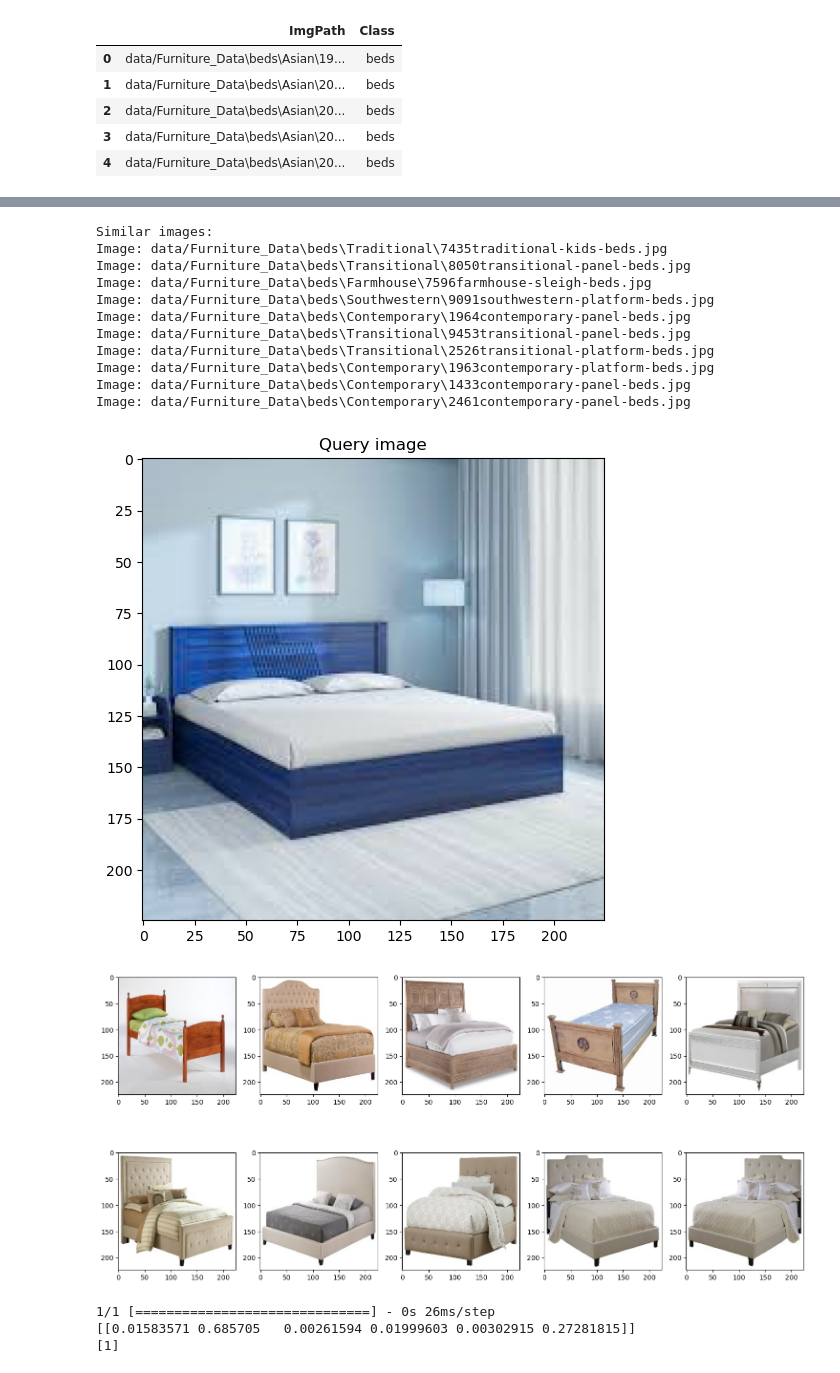
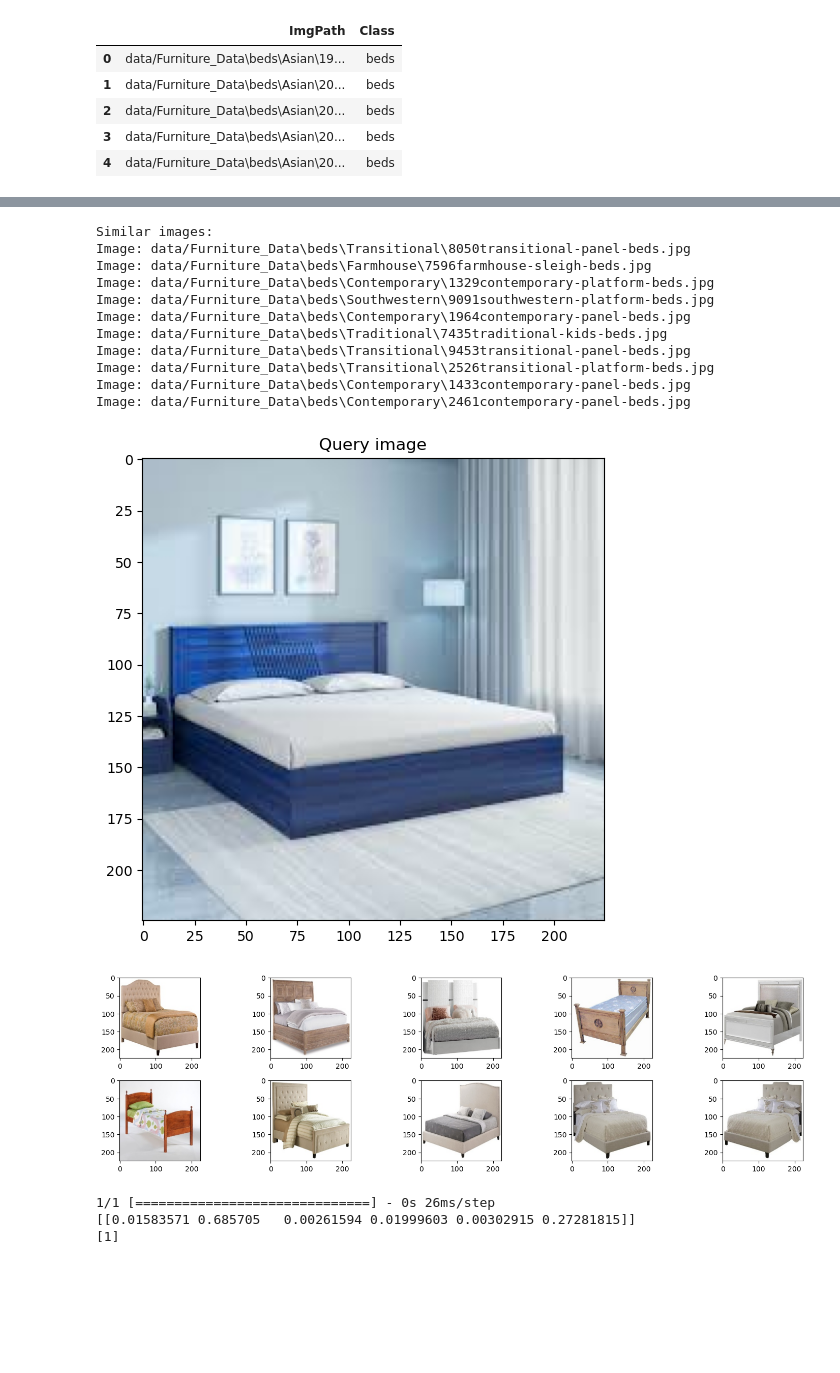
Before and after one commit to kaito274/COSC2753---Assignment2, a Jupyter notebook: Task2_CNN_features.ipynb, the cells around one changed output, grey strips where cells are left out. Cells and saved outputs as stored; diff of their text form; code cells hidden in the pictures; blank space fills up the shorter version.

```diff
--- a/Task2_CNN_features.ipynb
+++ b/Task2_CNN_features.ipynb
@@ -193,16 +193,24 @@ query_glcm = texture.haralick(query_gray_image)
 query_texture_features = np.mean(query_glcm, axis=0)
 
 # Threshold the query image to obtain a binary image
-_, query_thresholded = cv2.threshold(query_gray_image, 127, 255, cv2.THRESH_BINARY)
+# _, query_thresholded = cv2.threshold(query_gray_image, 127, 255, cv2.THRESH_BINARY)
+_, query_thresholded = cv2.threshold(query_gray_image, 0, 255, cv2.THRESH_BINARY + cv2.THRESH_OTSU)
 
 # Find contours in the binary image
 query_contours, _ = cv2.findContours(query_thresholded, cv2.RETR_EXTERNAL, cv2.CHAIN_APPROX_SIMPLE)
+if query_contours:
+    query_contour = max(query_contours, key=cv2.contourArea)
+    query_area = cv2.contourArea(query_contour)
+    query_perimeter = cv2.arcLength(query_contour, True)
+    query_compactness = query_perimeter / np.sqrt(query_area) if query_area > 0 else 0
+else:
+    query_compactness = 0  # Handle no contours found
 
-# Calculate the contour area and perimeter for the query image
-query_contour = query_contours[0]
-query_area = cv2.contourArea(query_contour)
-query_perimeter = cv2.arcLength(query_contour, True)
+# # Calculate the contour area and perimeter for the query image
+# query_contour = query_contours[0]
+# query_area = cv2.contourArea(query_contour)
+# query_perimeter = cv2.arcLength(query_contour, True)
 
 # Calculate the compactness as the ratio of perimeter to the square root of area for the query image
-query_compactness = query_perimeter / np.sqrt(query_area)
+# query_compactness = query_perimeter / np.sqrt(query_area)
 # %%
@@ -261,6 +269,24 @@ with tf.device('GPU:0'):
 
         # Store the features in the dictionary with the image filename as the key
         features_dict[image_path] = (histogram, texture_features, compactness)
+# %%
+import numpy as np
+
+def calculate_weighted_distance(color_distance, texture_distance, shape_distance):
+    # Constants to control the emphasis of each feature
+    alpha = 5    # Weight for color distance
+    beta = 100    # Weight for texture distance
+    gamma = 40   # Weight for shape distance
+
+    # Applying logarithmic scaling to distances
+    # Adding 1 inside the log function to avoid log(0) which is undefined
+    log_color_distance = np.log1p(color_distance)
+    log_texture_distance = np.log1p(texture_distance)
+    log_shape_distance = np.log1p(shape_distance)
+
+    # Calculate weighted sum of logarithmic distances
+    weighted_distance = alpha * log_color_distance + beta * log_texture_distance + gamma * log_shape_distance
+    return weighted_distance
 # %%
 import matplotlib.pyplot as plt
 # Define the number of similar images to retrieve
@@ -273,12 +299,15 @@ for image_file, (histogram, texture_features, compactness) in features_dict.item
     color_distance = cv2.compareHist(query_histogram, histogram, cv2.HISTCMP_CHISQR)
     texture_distance = np.linalg.norm(query_texture_features - texture_features)
     shape_distance = np.abs(query_compactness - compactness)
-    distance = color_distance + texture_distance + shape_distance
+    # distance = 2 * color_distance + 10 * texture_distance + 50 * shape_distance
+    distance = calculate_weighted_distance(color_distance, texture_distance, shape_distance)
 #     distance =  texture_distance + shape_distance
     similar_images.append((image_file, distance))
 
 # Sort the similar images based on distance
 similar_images.sort(key=lambda x: x[1])
+# similar_images.sort()
+# print(similar_images[0][1], similar_images[1][1])
 
 
 plt.figure(figsize=(8, 6))
@@ -294,7 +323,7 @@ plt.rc('axes', labelsize=15)
 for i in range(k):
     image_file, distance = similar_images[i]
     print(f"Image: {image_file}")
-    plt.subplot(2, 5, i + 1)
+    plt.subplot(4, 5, i + 1)
     similar_image = cv2.imread(image_file)
     # Convert the BGR image to RGB for Matplotlib
     similar_image_rgb = cv2.cvtColor(similar_image, cv2.COLOR_BGR2RGB)
@@ -303,36 +332,36 @@ for i in range(k):
 
 plt.tight_layout()
 plt.show()
 
 # for i in range(k):
 #     image_file, distance = similar_images[i]
 #     print(f"Image: {image_file}")
 
 #     # # Load and display the similar image using Matplotlib
 #     # similar_image_path = os.path.join(folder_path, image_file)
 #     similar_image = cv2.imread(image_file)
 
 #     # Convert the BGR image to RGB for Matplotlib
 #     similar_image_rgb = cv2.cvtColor(similar_image, cv2.COLOR_BGR2RGB)
 
 #     # Display the image using Matplotlib
 #     plt.imshow(similar_image_rgb)
 #     plt.axis('off')  # Turn off axis labels
 #     plt.show()
 # %% [output]
 Similar images:
-Image: data/Furniture_Data\beds\Traditional\7435traditional-kids-beds.jpg
 Image: data/Furniture_Data\beds\Transitional\8050transitional-panel-beds.jpg
 Image: data/Furniture_Data\beds\Farmhouse\7596farmhouse-sleigh-beds.jpg
+Image: data/Furniture_Data\beds\Contemporary\1329contemporary-platform-beds.jpg
 Image: data/Furniture_Data\beds\Southwestern\9091southwestern-platform-beds.jpg
 Image: data/Furniture_Data\beds\Contemporary\1964contemporary-panel-beds.jpg
+Image: data/Furniture_Data\beds\Traditional\7435traditional-kids-beds.jpg
 Image: data/Furniture_Data\beds\Transitional\9453transitional-panel-beds.jpg
 Image: data/Furniture_Data\beds\Transitional\2526transitional-platform-beds.jpg
-Image: data/Furniture_Data\beds\Contemporary\1963contemporary-platform-beds.jpg
 Image: data/Furniture_Data\beds\Contemporary\1433contemporary-panel-beds.jpg
 Image: data/Furniture_Data\beds\Contemporary\2461contemporary-panel-beds.jpg
 [figure]
-[figure, old version]
+[figure, new version]
 # %%
 def preprocess(image_path):
     image = cv2.imread(image_path)
```
Also changed, not shown: parts of 4 cells of this notebook, 3 other files.
